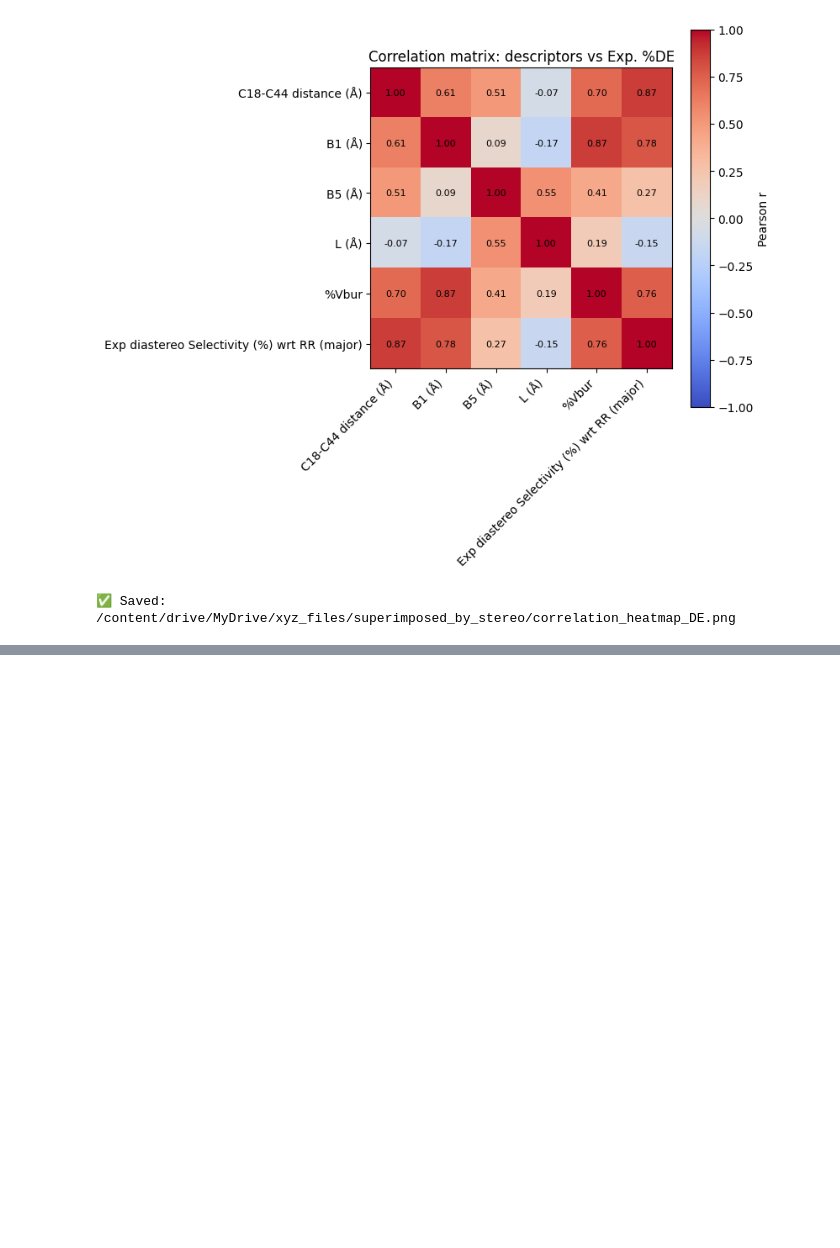
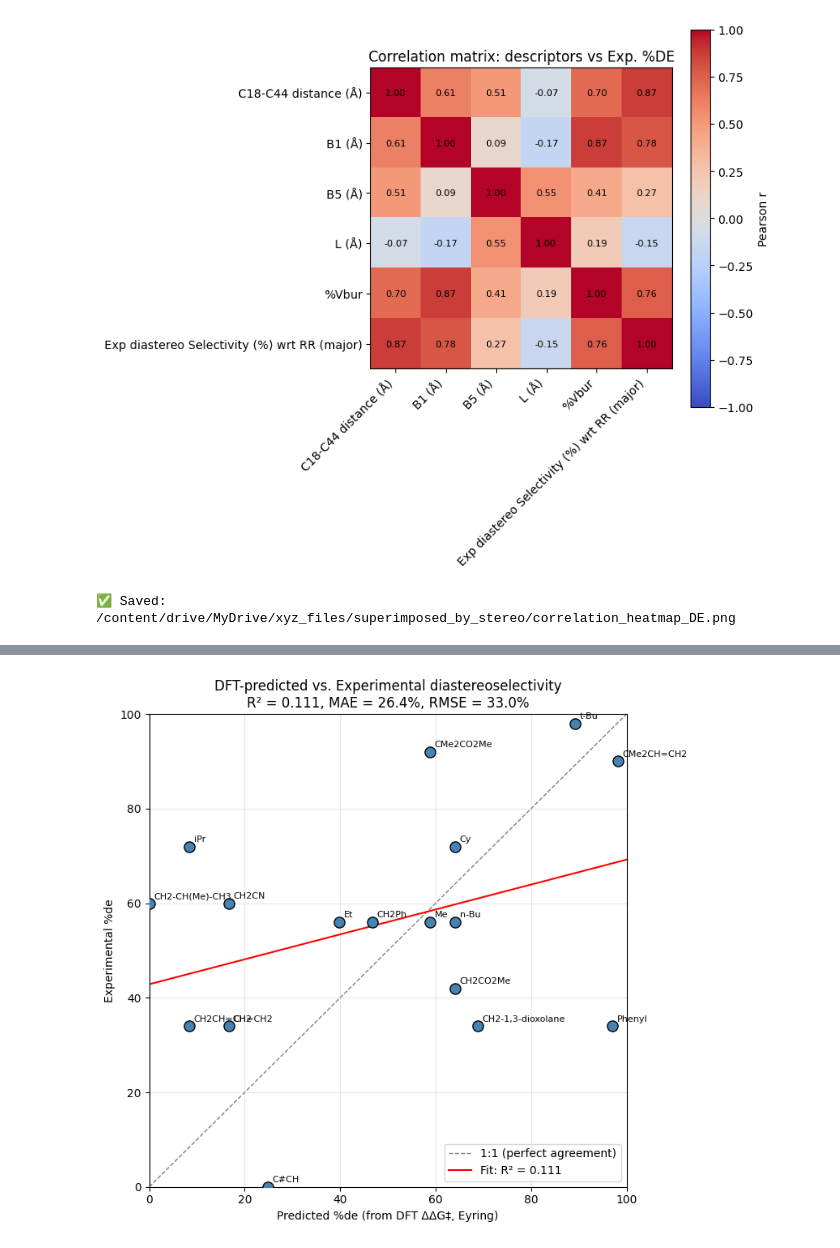
Before and after one commit to bangaru01/C_programing, a Jupyter notebook: R3_TS2_alignement_Superimpose_ipynb의_사본의_사본.ipynb, the cells around one changed output, grey strips where cells are left out. Cells and saved outputs as stored; diff of their text form; code cells hidden in the pictures; blank space fills up the shorter version.

```diff
--- a/R3_TS2_alignement_Superimpose_ipynb의_사본의_사본.ipynb
+++ b/R3_TS2_alignement_Superimpose_ipynb의_사본의_사본.ipynb
@@ -820,0 +1188,98 @@ C18-C44 distance (Å)   0.874606 0.764935 0.000004
+# %%
+# ============================================================
+# IMPORTS
+# ============================================================
+import pandas as pd
+import numpy as np
+import matplotlib.pyplot as plt
+from scipy import stats
+import os
+
+# ============================================================
+# 1. DATA — DFT ΔΔG‡ (kcal/mol, wrt RR) and Exp %de
+# ============================================================
+data = {
+    "R3": ["Me", "Et", "iPr", "n-Bu", "t-Bu", "CH2-CH(Me)-CH3", "Cy", "CH2CO2Me",
+           "CMe2CO2Me", "CH2CH=CH2", "CMe2CH=CH2", "CH2-1,3-dioxolane", "CH2Ph",
+           "CH2CN", "Phenyl", "CH=CH2", "C#CH"],
+    "ddG_DFT": [-0.8, 0.5, 0.1, -0.9, 1.7, 0.0, -0.9, -0.9, 0.8, 0.1, 2.8, -1.0,
+                0.6, 0.2, 2.5, -0.2, -0.3],
+    "Exp_de": [56, 56, 72, 56, 98, 60, 72, 42, 92, 34, 90, 34, 56, 60, 34, 34, 0],
+}
+df = pd.DataFrame(data)
+
+# ============================================================
+# 2. CONVERT ΔΔG‡ -> PREDICTED %de (Eyring/Boltzmann, at rt = 298.15 K)
+# ============================================================
+R_kcal = 0.0019872041   # kcal/(mol K)
+T = 298.15               # K (rt, matching your reaction conditions)
+RT2 = 2 * R_kcal * T
+print(f"2RT = {RT2:.4f} kcal/mol at T = {T} K")
+
+df["Predicted_de"] = np.tanh(np.abs(df["ddG_DFT"]) / RT2) * 100
+
+# sign check: does DFT correctly predict RR as major (positive ddG)?
+df["DFT_predicts_RR_major"] = df["ddG_DFT"] > 0
+df["Sign_flag"] = np.where(df["ddG_DFT"].abs() < 0.5, "low-confidence (<0.5 kcal/mol)", "")
+
+print(df[["R3", "ddG_DFT", "Predicted_de", "Exp_de", "DFT_predicts_RR_major", "Sign_flag"]]
+      .to_string(index=False))
+
+# ============================================================
+# 3. CORRELATION: Predicted vs Experimental %de
+# ============================================================
+x = df["Predicted_de"].values
+y = df["Exp_de"].values
+slope, intercept, r, p, se = stats.linregress(x, y)
+mae = np.mean(np.abs(x - y))
+rmse = np.sqrt(np.mean((x - y) ** 2))
+
+print(f"\nPredicted vs Experimental %de:")
+print(f"  R² = {r**2:.3f}, p = {p:.3g}")
+print(f"  MAE = {mae:.1f} %de, RMSE = {rmse:.1f} %de")
+
+# ============================================================
+# 4. PLOT: Predicted vs Experimental %de (parity plot)
+# ============================================================
+out_dir = "/content/drive/MyDrive/xyz_files/superimposed_by_stereo"
+os.makedirs(out_dir, exist_ok=True)
+
+fig, ax = plt.subplots(figsize=(7.5, 7))
+
+ax.scatter(x, y, s=90, color="steelblue", edgecolor="black", zorder=3)
+for xi, yi, label in zip(x, y, df["R3"]):
+    ax.annotate(label, (xi, yi), fontsize=8, xytext=(4, 4), textcoords="offset points")
+
+# 1:1 parity line
+lims = [0, 100]
+ax.plot(lims, lims, color="gray", linestyle="--", linewidth=1, label="1:1 (perfect agreement)", zorder=1)
+
+# best-fit line
+x_line = np.linspace(0, 100, 100)
+y_line = slope * x_line + intercept
+ax.plot(x_line, y_line, color="red", linestyle="-", linewidth=1.5,
+         label=f"Fit: R² = {r**2:.3f}", zorder=2)
+
+ax.set_xlim(0, 100)
+ax.set_ylim(0, 100)
+ax.set_xlabel("Predicted %de (from DFT ΔΔG‡, Eyring)")
+ax.set_ylabel("Experimental %de")
+ax.set_title(f"DFT-predicted vs. Experimental diastereoselectivity\n"
+             f"R² = {r**2:.3f}, MAE = {mae:.1f}%, RMSE = {rmse:.1f}%")
+ax.legend(loc="lower right")
+ax.grid(alpha=0.3)
+plt.tight_layout()
+
+plot_path = os.path.join(out_dir, "DFT_predicted_vs_exp_de.png")
+plt.savefig(plot_path, dpi=200)
+plt.show()
+print(f"\n✅ Saved: {plot_path}")
+
+# ============================================================
+# 5. FLAG STRUCTURES WHERE MODEL DISAGREES MOST WITH EXPERIMENT
+# ============================================================
+df["abs_error"] = np.abs(df["Predicted_de"] - df["Exp_de"])
+print("\nLargest prediction errors (check these substrates first):")
+print(df.sort_values("abs_error", ascending=False)[["R3", "ddG_DFT", "Predicted_de", "Exp_de", "abs_error"]]
+      .head(6).to_string(index=False))
+# %% [output]
@@ -820,0 +1303 @@ C18-C44 distance (Å)   0.874606 0.764935 0.000004
+[figure, added]
```
Also changed, not shown: parts of 5 cells of this notebook.
